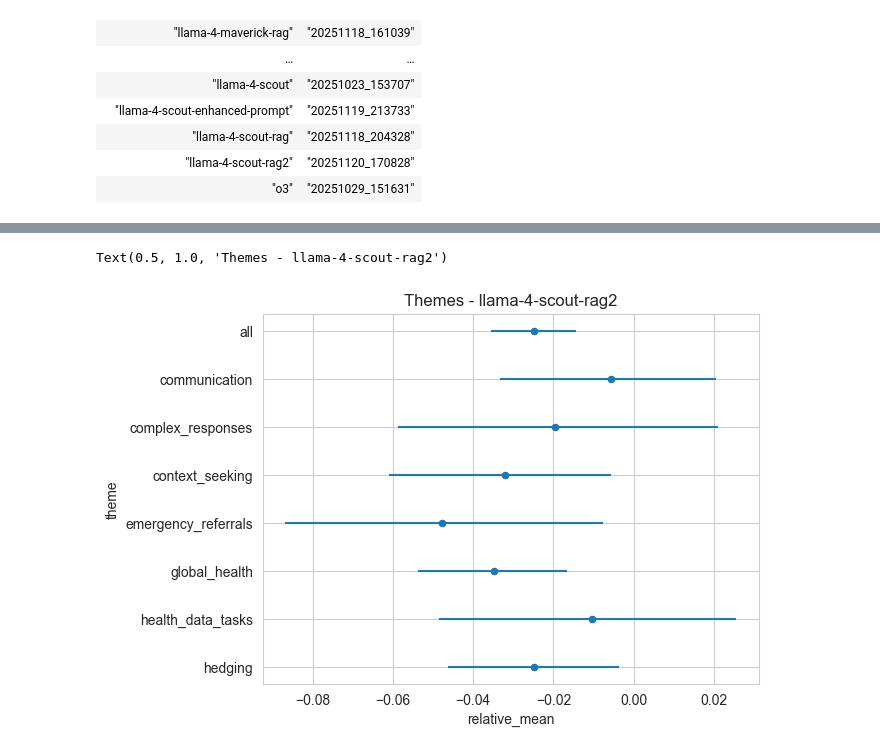
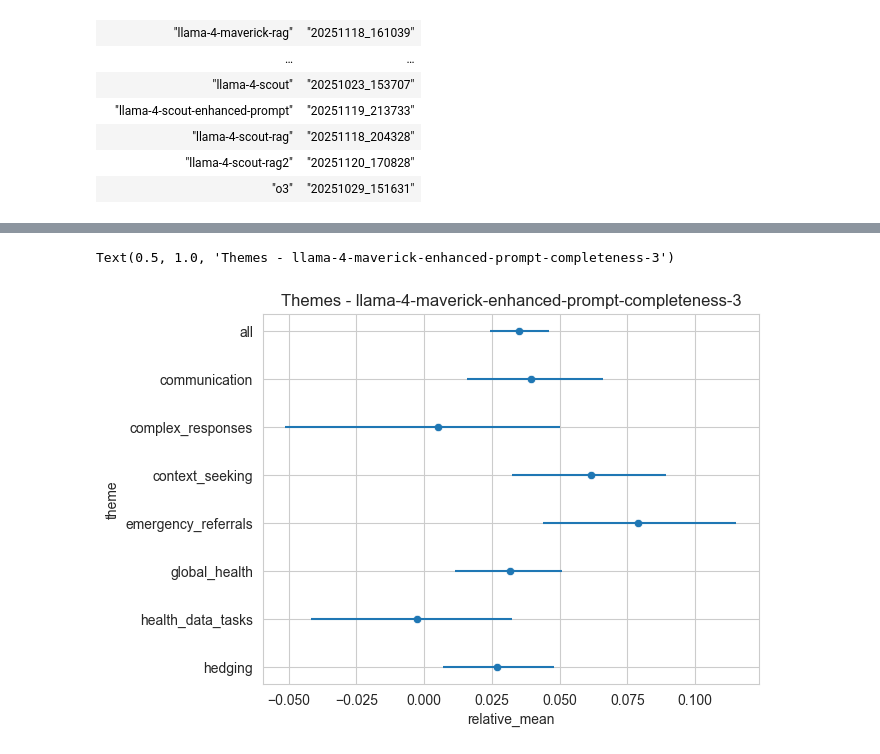
Before and after one commit to atroposhealth/healthbench_fork, a Jupyter notebook: results/plot_results.ipynb, the cells around one changed output, grey strips where cells are left out. Drawn from its saved outputs; the diff is of its cells as text; code cells hidden in the pictures.

Commit message:
Adding analysis for prompt improvements, and code for finding examples of static rubtric criteria.

```diff
--- a/results/plot_results.ipynb
+++ b/results/plot_results.ipynb
@@ -5,7 +5,7 @@ import numpy as np
 import matplotlib.pyplot as plt
 # %%
 conversation_results_multiple_runs_per_model = pl.read_csv(
-    "healthbench_granular_data_20251121.tsv", separator="\t"
+    "healthbench_granular_data_20251201.tsv", separator="\t"
 )
 conversation_results_multiple_runs_per_model.head()
 # %% [output]
@@ -232,6 +249,7 @@ model_baseline_map = {
         "llama-4-maverick-rag",
         "llama-4-maverick-rag2",
         "llama-4-maverick-enhanced-prompt",
+        "llama-4-maverick-enhanced-prompt-completeness-3",
     ],
     "llama-4-scout": [
         "llama-4-scout-rag",
@@ -242,7 +260,7 @@ model_baseline_map = {
 }
 # %%
 # Calculate theme performance for maverick relative to the baseline
-baseline_model = "llama-4-scout"
+baseline_model = "llama-4-maverick"
 
 
 def subtract_baseline_mean(s: pl.DataFrame) -> pl.DataFrame:
@@ -298,20 +316,20 @@ shape: (18, 9)
 # %%
 # Plot theme results relative to the baseline mean
-target_model = "llama-4-scout-rag2"
+target_model = "llama-4-maverick-enhanced-prompt-completeness-3"
 plot_df = relative_theme_performance.filter(pl.col("model") == target_model)
 g = sns.scatterplot(
     data=plot_df,
     x="relative_mean",
     y="theme",
 )
 plt.hlines(
     plot_df["theme"],
     plot_df["relative_lower_ci"],
     plot_df["relative_upper_ci"],
 )
 g.set_title(f"Themes - {target_model}")
 # %% [output]
-Text(0.5, 1.0, 'Themes - llama-4-scout-rag2')
+Text(0.5, 1.0, 'Themes - llama-4-maverick-enhanced-prompt-completeness-3')
-[figure, old version]
+[figure, new version]
 # %%
 # Plot axis results relative to the baseline mean
```
Also changed, not shown: parts of 7 cells of this notebook, 26 other files.
